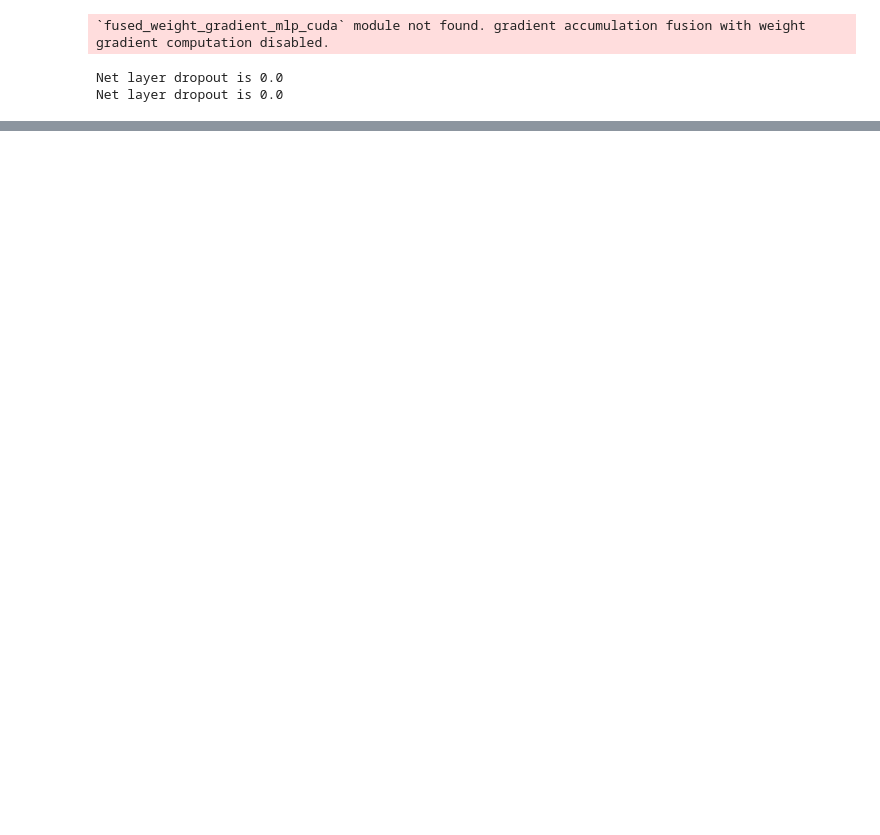
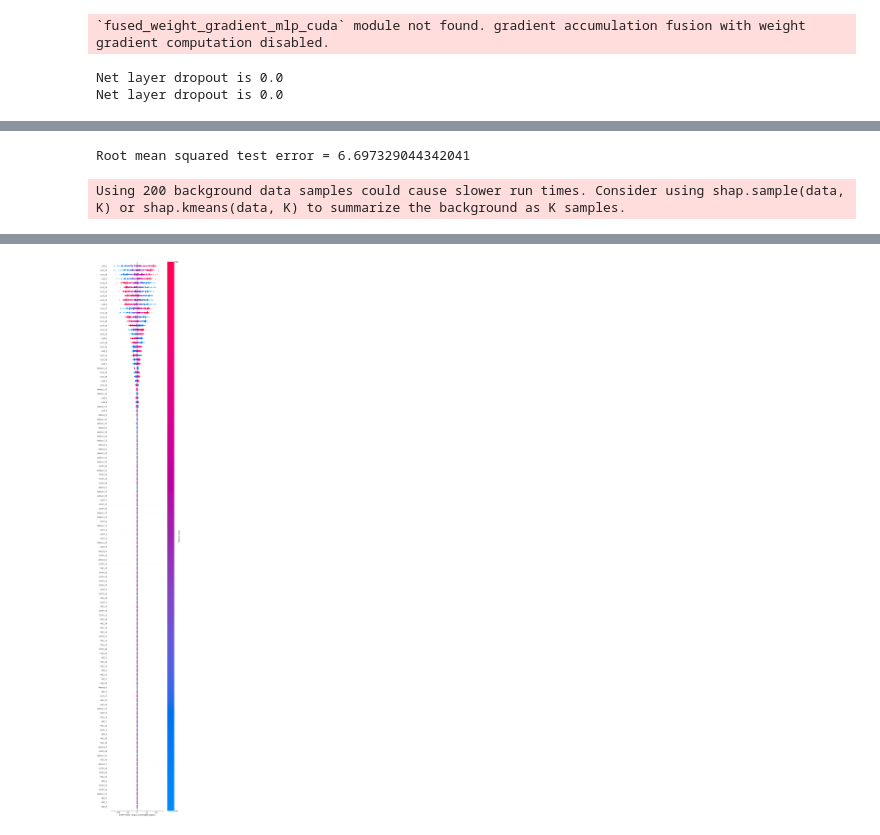
Before and after one commit to NeoNexusX/CCSLLM, a Jupyter notebook: test.ipynb, the cells around one changed output, grey strips where cells are left out. Drawn from its saved outputs; the diff is of its cells as text; code cells hidden in the pictures; blank space fills up the shorter version.

Commit message:
finish shap explainer job

```diff
--- a/test.ipynb
+++ b/test.ipynb
@@ -144,0 +145,25 @@ IndexError: tuple index out of range
+# %%
+lin_regr = linear_model.LinearRegression()
+lin_regr.fit(x_train, y_train)
+
+print_accuracy(lin_regr.predict,test_pred,test_y)
+
+f_size = 32
+features_name = [f"{prefix}_{n}" for prefix in ["LLM", "ECFP", "Adduct","M/Z"] for n in range(f_size)]
+
+# X_train_summary = shap.kmeans(x_train, 10)
+
+ex = shap.KernelExplainer(lin_regr.predict, x_train[:200])
+shap_values = ex.shap_values(test_pred[:200])
+# shap_values = ex.shap_values(x_train[0, :])
+
+shap.initjs()
+shap.summary_plot(shap_values, test_pred[:200],features_name[:200],max_display=128)
+# shap.save_html("test.html", shap.force_plot(
+#     float(ex.expected_value),  # 转换expected_value
+#     shap_values.astype(float),  # 转换SHAP值
+#     x_train[0, :].astype(float)  # 转换输入数据
+# ))
+# %% [output]
+Root mean squared test error = 6.697329044342041
+Using 200 background data samples could cause slower run times. Consider using shap.sample(data, K) or shap.kmeans(data, K) to summarize the background as K samples.
@@ -144,0 +171 @@ IndexError: tuple index out of range
+[figure, added]
```
Also changed, not shown: parts of 15 cells of this notebook, 6 other files.
